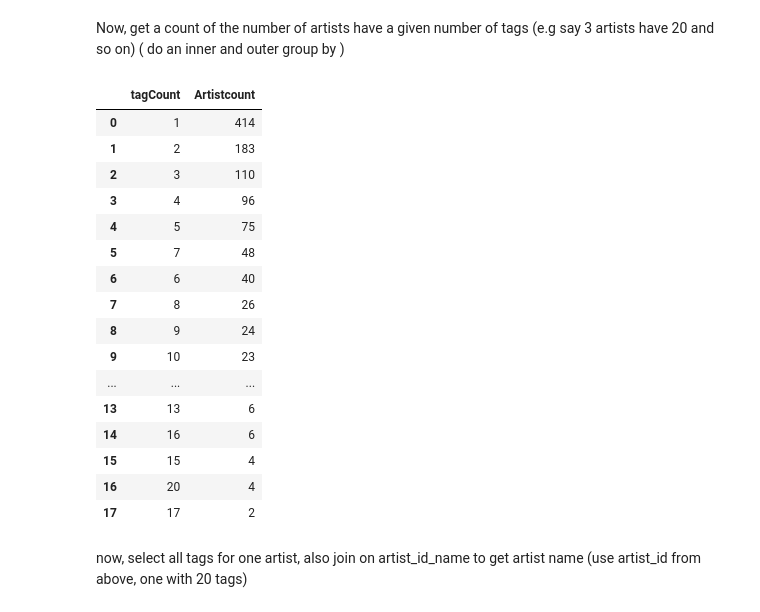
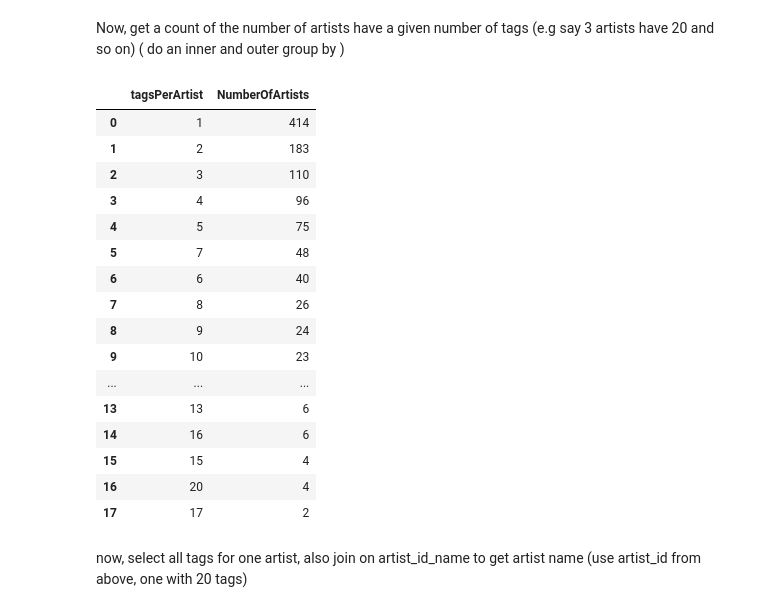
Before and after one commit to brion101/brion101.github.io, a Jupyter notebook: CA_01.ipynb, the cells around one changed output. Saved outputs shown, nothing was run; the diff lists cells and outputs as text; code cells hidden in the pictures.

```diff
--- a/CA_01.ipynb
+++ b/CA_01.ipynb
@@ -187,11 +226,21 @@ pd.head(10)
 Now, get a count of the number of artists have a given number of tags  (e.g say 3 artists have 20 and so on)
 ( do an inner and outer group by )
 # %%
-q1 = 'select a.tagCount, count(*) as "Artistcount" from ( select count(*) as "tagCount" from artist_tag group by artist_id) a group by a.tagcount order by 2 desc '
+#
+# Sql
+#
+# select a.tagsPerArtist, count(*) as "NumberOfArtists"
+# from ( select count(*) as "tagsPerArtist"
+#        from artist_tag
+#        group by artist_id) a
+# group by a.tagsPerArtist
+# order by 2 desc '
+
+q1 = 'select a.tagsPerArtist, count(*) as "NumberOfArtists" from ( select count(*) as "tagsPerArtist" from artist_tag group by artist_id) a group by a.tagsPerArtist order by 2 desc '
 pd = (sql.read_sql_query(q1, cnx))
 pd.head(25)
 # %% [output]
-|  | tagCount | Artistcount |
+|  | tagsPerArtist | NumberOfArtists |
 | 0 | 1 | 414 |
 | 1 | 2 | 183 |
 | 2 | 3 | 110 |
```
Also changed, not shown: parts of 19 cells of this notebook.
